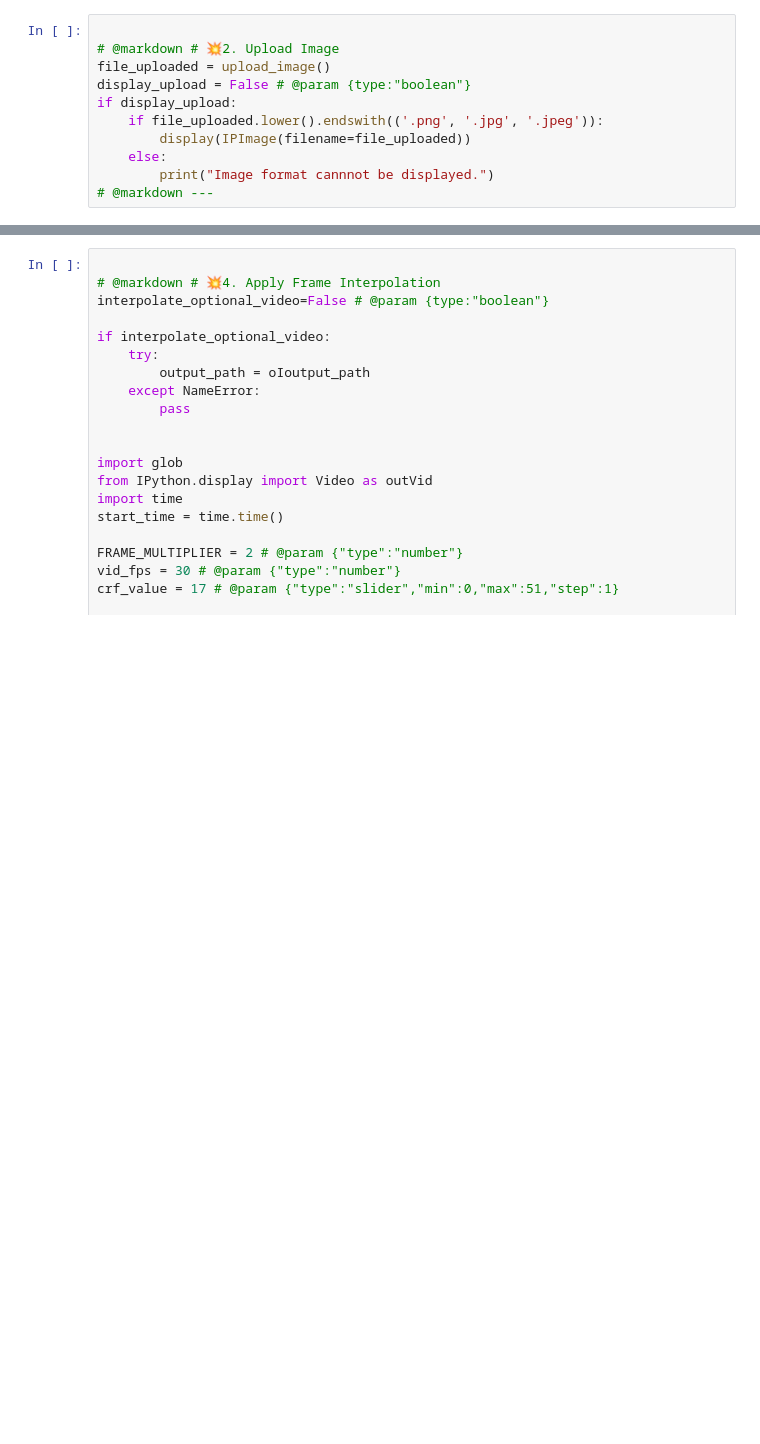
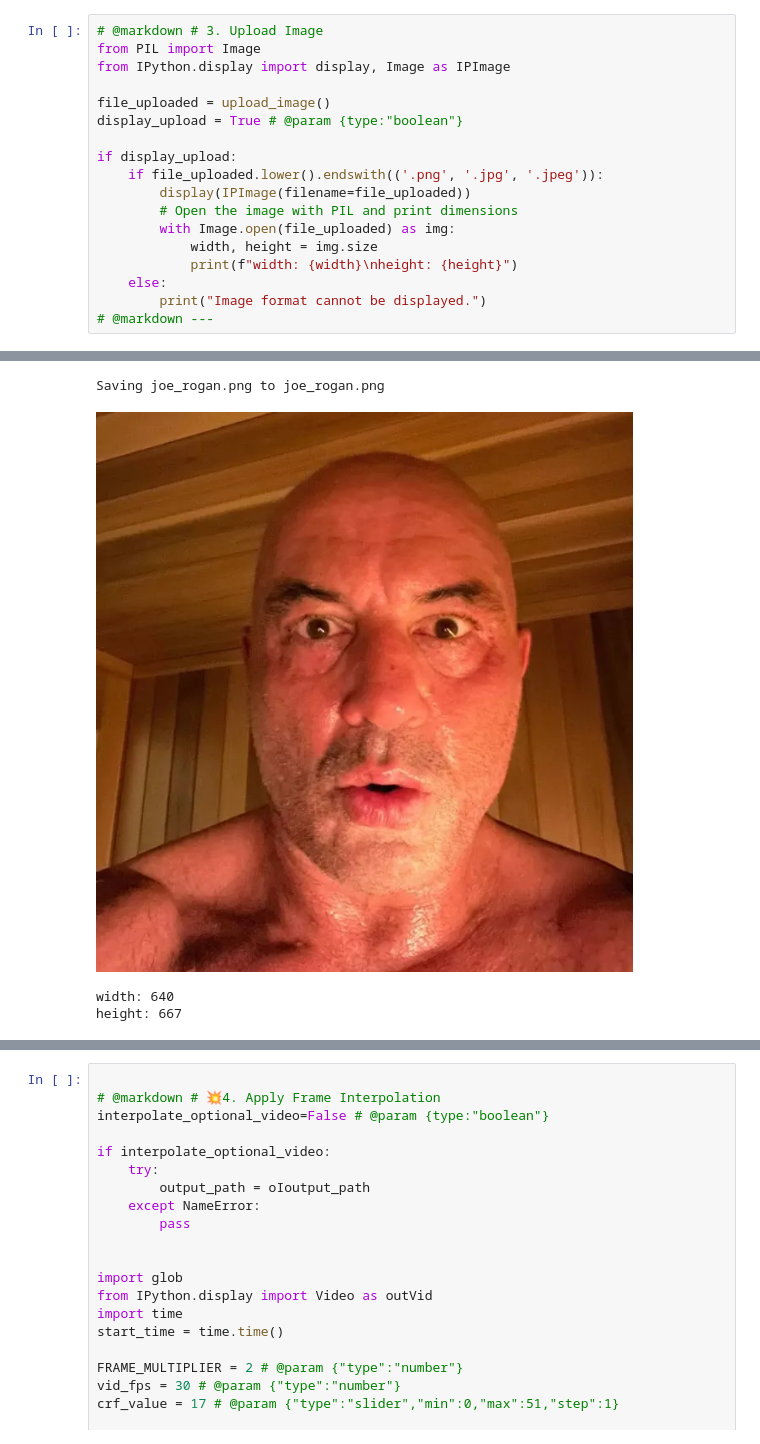
Before and after one commit to TwistedGrims/sdfsdf32423dsfsdzxvczxfweqr2314, a Jupyter notebook: imagetovideo.ipynb, the cells around one changed output, grey strips where cells are left out. Drawn from its saved outputs; the diff is of its cells as text; blank space fills up the shorter version.

```diff
--- a/imagetovideo.ipynb
+++ b/imagetovideo.ipynb
@@ -786,11 +761,19 @@ print("✅ Environment Setup Complete!")
 # %%
+# @markdown # 3. Upload Image
+from PIL import Image
+from IPython.display import display, Image as IPImage
 
-# @markdown # 💥2. Upload Image
 file_uploaded = upload_image()
-display_upload = False # @param {type:"boolean"}
+display_upload = True # @param {type:"boolean"}
+
 if display_upload:
     if file_uploaded.lower().endswith(('.png', '.jpg', '.jpeg')):
         display(IPImage(filename=file_uploaded))
+        # Open the image with PIL and print dimensions
+        with Image.open(file_uploaded) as img:
+            width, height = img.size
+            print(f"width: {width}\nheight: {height}")
     else:
-        print("Image format cannnot be displayed.")
+        print("Image format cannot be displayed.")
 # @markdown ---
+# %% [output]
@@ -797,2 +781,6 @@ if display_upload:
+Saving joe_rogan.png to joe_rogan.png
+[figure, added]
+width: 640
+height: 667
 # %%
 
```
Also changed, not shown: parts of 4 cells of this notebook.
